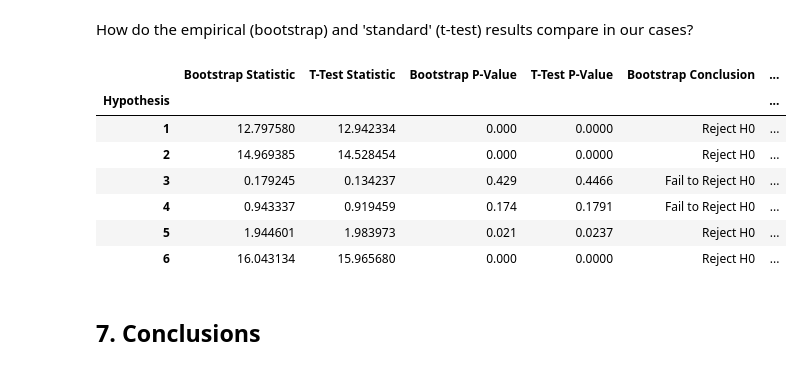
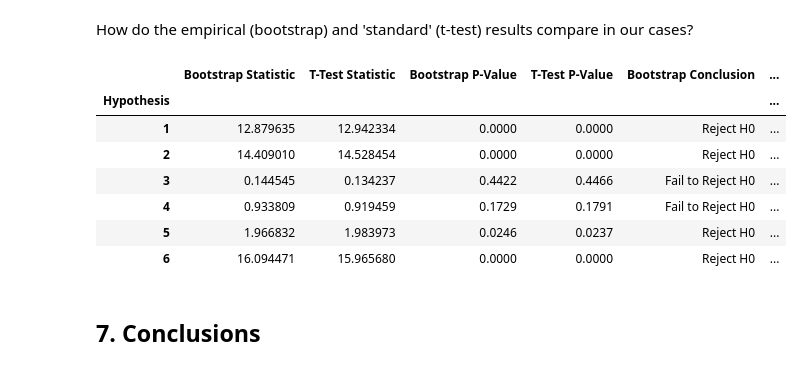
Before and after one commit to thiagofuruchima/enem_ds, a Jupyter notebook: enem_data_study.ipynb, the cells around one changed output. Saved outputs shown, nothing was run; the diff lists cells and outputs as text; code cells hidden in the pictures.

```diff
--- a/enem_data_study.ipynb
+++ b/enem_data_study.ipynb
@@ -226,8 +226,8 @@ df['AVERAGE_INCOME_MORE_2WAGES'] = ~df['Q006'].isin(['A','B','C','D'])
 alpha = 0.05
 # %%
 def get_bootstrap_means(group1, group2):
-#   """ Compute N bootstrap sample means for for two groups"""
-  n_bootstraps = 1000
+  """ Compute N bootstrap sample means for two groups"""
+  n_bootstraps = 10000
   group1_mean_list, group2_mean_list = [], []
   for _ in range(n_bootstraps):
     # Take the bootstrap sample for each group independently
@@ -591,32 +582,32 @@ How do the empirical (bootstrap) and 'standard' (t-test) results compare in our
 # %%
 # create a dataframe with the results
 summary_df = pd.DataFrame({"Hypothesis":[1, 2, 3, 4, 5, 6],
                           "Bootstrap Statistic":[statistic_boot_1, statistic_boot_2, statistic_boot_3, statistic_boot_4, statistic_boot_5, statistic_boot_6],
                           "T-Test Statistic":[statistic_ttest_1, statistic_ttest_2, statistic_ttest_3, statistic_ttest_4, statistic_ttest_5, statistic_ttest_6],
                           "Bootstrap P-Value":[pvalue_boot_1, pvalue_boot_2, pvalue_boot_3, pvalue_boot_4, pvalue_boot_5, pvalue_boot_6],
                           "T-Test P-Value":[pvalue_ttest_1, pvalue_ttest_2, pvalue_ttest_3, pvalue_ttest_4, pvalue_ttest_5, pvalue_ttest_6]}, )
 
 # define the 'Hypothesis' column as our index
 summary_df.set_index('Hypothesis', inplace=True)
 
 # Compare the Bootstrap Pvalues to the significance level
-summary_df['Bootstrap Conclusion'] = (df_compare['Bootstrap P-Value'] < alpha).map({True:"Reject H0",
+summary_df['Bootstrap Conclusion'] = (summary_df['Bootstrap P-Value'] < alpha).map({True:"Reject H0",
                                                                                     False:"Fail to Reject H0"})
 
 # Compare the T-Test Pvalues to the significance level
-summary_df['T-Test Conclusion'] = (df_compare['T-Test P-Value'] < alpha).map({True:"Reject H0",
+summary_df['T-Test Conclusion'] = (summary_df['T-Test P-Value'] < alpha).map({True:"Reject H0",
                                                                               False:"Fail to Reject H0"})
 
 summary_df
 # %% [output]
 |  | Bootstrap Statistic | T-Test Statistic | Bootstrap P-Value | T-Test P-Value | Bootstrap Conclusion | ... |
 | Hypothesis |  |  |  |  |  | ... |
-| 1 | 12.797580 | 12.942334 | 0.000 | 0.0000 | Reject H0 | ... |
-| 2 | 14.969385 | 14.528454 | 0.000 | 0.0000 | Reject H0 | ... |
-| 3 | 0.179245 | 0.134237 | 0.429 | 0.4466 | Fail to Reject H0 | ... |
-| 4 | 0.943337 | 0.919459 | 0.174 | 0.1791 | Fail to Reject H0 | ... |
-| 5 | 1.944601 | 1.983973 | 0.021 | 0.0237 | Reject H0 | ... |
-| 6 | 16.043134 | 15.965680 | 0.000 | 0.0000 | Reject H0 | ... |
+| 1 | 12.879635 | 12.942334 | 0.0000 | 0.0000 | Reject H0 | ... |
+| 2 | 14.409010 | 14.528454 | 0.0000 | 0.0000 | Reject H0 | ... |
+| 3 | 0.144545 | 0.134237 | 0.4422 | 0.4466 | Fail to Reject H0 | ... |
+| 4 | 0.933809 | 0.919459 | 0.1729 | 0.1791 | Fail to Reject H0 | ... |
+| 5 | 1.966832 | 1.983973 | 0.0246 | 0.0237 | Reject H0 | ... |
+| 6 | 16.094471 | 15.965680 | 0.0000 | 0.0000 | Reject H0 | ... |
 # %% [markdown]
 ## 7. Conclusions
 # %% [markdown]
```
Also changed, not shown: parts of 21 cells of this notebook.
